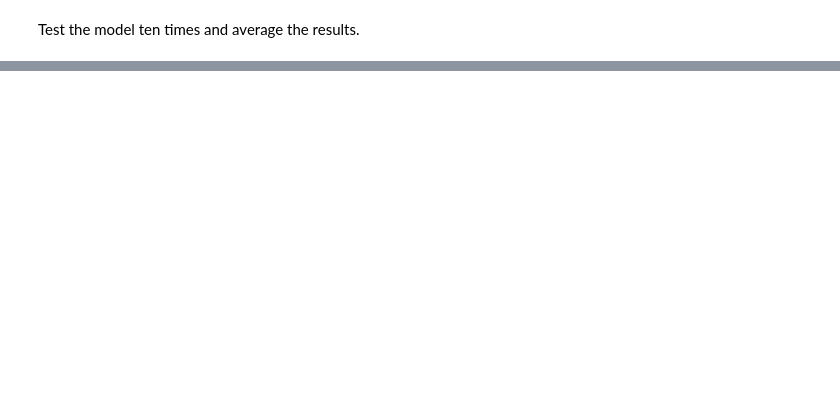
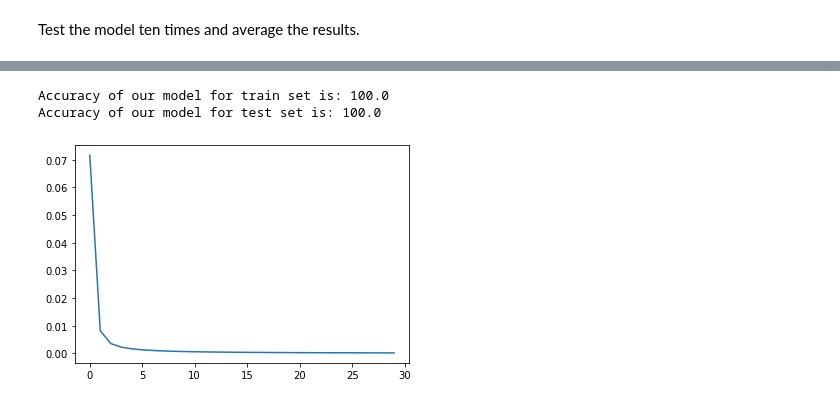
Before and after one commit to narsan/FruitClassificatoin, a Jupyter notebook: FruitClassification.ipynb, the cells around one changed output, grey strips where cells are left out. Drawn from its saved outputs; the diff is of its cells as text; code cells hidden in the pictures; blank space fills up the shorter version.

Commit message:
Test different hyperparameters to avoid local minimum

```diff
--- a/FruitClassification.ipynb
+++ b/FruitClassification.ipynb
@@ -504,5 +508,7 @@ for i in range(10):
         cost_calculator(train_set, W[0], W[1], W[2], b[0], b[1], b[2], cost)
     epoch_size = [x for x in range(number_of_epochs)]
     plt.plot(epoch_size, total_costs)
+    plt.xlabel("Epochs")
+    plt.ylabel("cost")
     average_accuracy.append(calculate_accuracy(train_set, W[0], W[1], W[2], b[0], b[1], b[2], len(train_set)))
 # %% [output]
@@ -514,0 +558,61 @@ Average accuracy: 97.5
+# %%
+batch_size = 10
+learning_rate = 1
+number_of_epochs = 30
+W, b = initialize()
+total_costs = []
+for i in range(number_of_epochs):
+    batches = [train_set[x:x + batch_size] for x in range(0, len(train_set), batch_size)]
+    for batch in batches:
+        grad_W1 = np.zeros((150, 102))
+        grad_b1 = np.zeros((150, 1))
+
+        grad_W2 = np.zeros((60, 150))
+        grad_b2 = np.zeros((60, 1))
+
+        grad_W3 = np.zeros((4, 60))
+        grad_b3 = np.zeros((4, 1))
+
+        for image, label in batch:
+            # Forward propagation
+            a1 = feedforward(W[0], image, b[0], 'sigmoid')
+            a2 = feedforward(W[1], a1, b[1], 'sigmoid')
+            a3 = feedforward(W[2], a2, b[2], 'sigmoid')
+
+            z1 = (W[0] @ image) + b[0]
+            z2 = (W[1] @ a1) + b[1]
+            z3 = (W[2] @ a2) + b[2]
+
+            # Output layer
+            grad_W3 += (2 * (a3 - label) * derivative_sigmoid(z3)) @ np.transpose(a2)
+            grad_b3 += 2 * (a3 - label) * derivative_sigmoid(z3)
+
+            # Hidden layer 2
+            grad_a2 = np.zeros((60, 1))
+            grad_a2 += np.transpose(W[2]) @ (2 * (a3 - label) * derivative_sigmoid(z3))
+            grad_W2 += (derivative_sigmoid(z2) * grad_a2) @ np.transpose(a1)
+            grad_b2 += grad_a2 * derivative_sigmoid(z2)
+
+            # Hidden layer 1
+            grad_a1 = np.zeros((150, 1))
+            grad_a1 += np.transpose(W[1]) @ (grad_a2 * derivative_sigmoid(z2))
+            grad_W1 += (grad_a1 * derivative_sigmoid(z1)) @ np.transpose(image)
+            grad_b1 += grad_a1 * derivative_sigmoid(z1)
+
+        W[0] -= (learning_rate * (grad_W1 / batch_size))
+        W[1] -= (learning_rate * (grad_W2 / batch_size))
+        W[2] -= (learning_rate * (grad_W3 / batch_size))
+
+        b[0] -= (learning_rate * (grad_b1 / batch_size))
+        b[1] -= (learning_rate * (grad_b2 / batch_size))
+        b[2] -= (learning_rate * (grad_b3 / batch_size))
+    cost = 0
+    cost_calculator(train_set, W[0], W[1], W[2], b[0], b[1], b[2], cost)
+epoch_size = [x for x in range(number_of_epochs)]
+plt.plot(epoch_size, total_costs)
+print(f"Accuracy of our model for train set is: {calculate_accuracy(train_set, W[0], W[1], W[2], b[0], b[1], b[2], len(train_set))}")
+print(f"Accuracy of our model for test set is: {calculate_accuracy(test_set, W[0], W[1], W[2], b[0], b[1], b[2], len(test_set))}")
+# %% [output]
+Accuracy of our model for train set is: 100.0
+Accuracy of our model for test set is: 100.0
+[figure, added]
```
Also changed, not shown: parts of 21 cells of this notebook, 3 other files.
